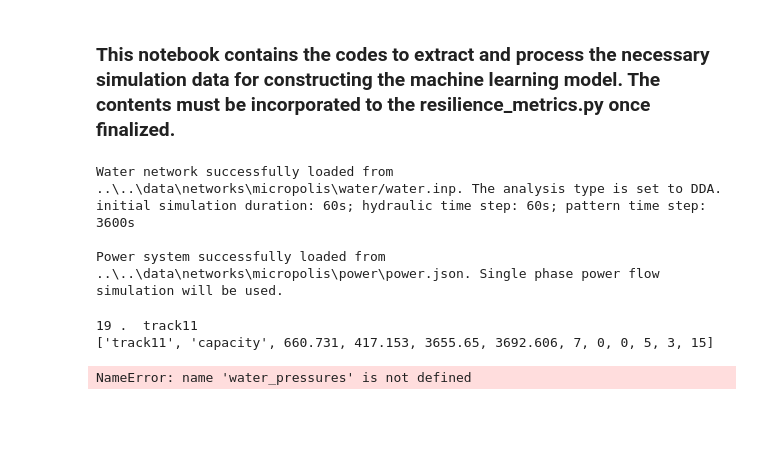
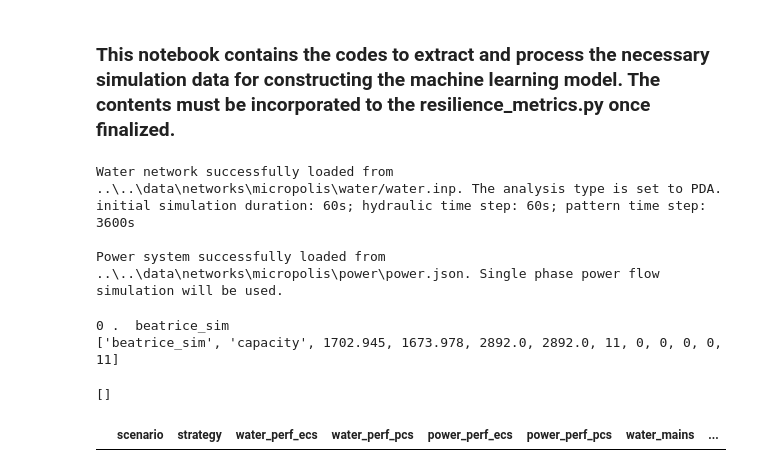
Before and after one commit to srijithbalakrishnan/dreaminsg-integrated-model, a Jupyter notebook: infrarisk/experiments/micropolis_ml_model/final_data_for_ml.ipynb, the cells around one changed output. Saved outputs shown, nothing was run; the diff lists cells and outputs as text; code cells hidden in the pictures; blank space fills up the shorter version.

Commit message:
Correction to PDA simulations

```diff
--- a/infrarisk/experiments/micropolis_ml_model/final_data_for_ml.ipynb
+++ b/infrarisk/experiments/micropolis_ml_model/final_data_for_ml.ipynb
@@ -26,10 +27,10 @@ power_folder = network_dir/'power'
 micropolis_network = IntegratedNetwork(name = 'Micropolis',
                                        water_folder= water_folder,
                                        power_folder = power_folder,
-                                       water_sim_type = 'DDA',
+                                       water_sim_type = 'PDA',
                                        power_sim_type='1ph')
 # %% [output]
-Water network successfully loaded from ..\..\data\networks\micropolis\water/water.inp. The analysis type is set to DDA.
+Water network successfully loaded from ..\..\data\networks\micropolis\water/water.inp. The analysis type is set to PDA.
 initial simulation duration: 60s; hydraulic time step: 60s; pattern time step: 3600s
 
 Power system successfully loaded from ..\..\data\networks\micropolis\power\power.json. Single phase power flow simulation will be used.
@@ -97,27 +98,24 @@ for index, scenario in enumerate(scenarios):
         water_pressure_file = f"{folder}/{scenario}/{strategy}/water_node_pressure.csv"
 
         if os.path.isfile(water_demands_file):
-            water_demands = pd.read_csv(water_demands_file)
+            water_demands = pd.read_csv(water_demands_file, sep = "\t")
             water_time_list = water_demands.time/60
             water_time_list = water_time_list.tolist()
             rel_time_list = water_demands['time'] % (24*3600)
             index_list = [int(x/60) for x in rel_time_list]
             water_demands = water_demands[junc_list]
 
-            water_pressures = pd.read_csv(water_pressure_file)
+            water_pressures = pd.read_csv(water_pressure_file, sep = "\t")
             water_pressures = water_pressures[junc_list]
+            water_press_corrections = copy.deepcopy(water_pressures)
 
-            if micropolis_network.water_sim_type == "DDA":
-                for i in range(0,water_demands.shape[0]):
-                    for j in range(0, water_demands.shape[1]):
-                        if water_demands.iloc[i,j] > 0:
-                            if water_pressures.iloc[i,j] < 0:
-                                water_demands.iat[i,j] = 0
-                            elif (0 < water_pressures.iloc[i,j]) & (water_pressures.iloc[i,j] < wn.options.hydraulic.threshold_pressure):
-                                water_demands.iat[i,j] = water_demands.iloc[i,j] * math.sqrt(
-                                            water_pressures.iloc[i,j] / wn.options.hydraulic.threshold_pressure)
+            # if micropolis_network.water_sim_type == "DDA":
+            #     for index, column in enumerate(water_pressures.columns):
+            #         water_press_corrections[column] = water_pressures[column].apply(lambda x: 0 if x <= 0
+            #                 else ((x/wn.options.hydraulic.threshold_pressure)**0.5 if x <= wn.options.hydraulic.threshold_pressure else x))
+            #     water_demands = water_demands * water_press_corrections
 
-            power_demands = pd.read_csv(power_demands_file)
+            power_demands = pd.read_csv(power_demands_file, sep = "\t")
             power_time_list = power_demands.time/60
             power_time_list= power_time_list.tolist()
 
@@ -128,6 +126,10 @@ for index, scenario in enumerate(scenarios):
             water_demands_ratio = water_demands_ratio.clip(upper=1)
 
             water_ecs_list = water_demands_ratio.mean(axis = 1, skipna = True).tolist()
+
+            if water_ecs_list[-1] < 0.9:
+                abnormal_results.append(scenario)
+
             water_pcs_list = pd.concat([water_demands, base_water_demands_new]).min(level=0).sum(axis=1, skipna = True)/base_water_demands_new.sum(axis=1, skipna = True)
             water_pcs_list = water_pcs_list.tolist()
 
@@ -147,16 +149,34 @@ for index, scenario in enumerate(scenarios):
             ml_df_new['power_perf_ecs'] = round(metrics.auc(power_time_list, power_ecs_list), 3)
             ml_df_new['power_perf_pcs'] = round(metrics.auc(power_time_list, power_pcs_list), 3)
 
+            power_auc_df = pd.DataFrame(data = {'time': power_time_list,
+                                                'ecs': power_ecs_list,
+                                                'pcs': power_pcs_list})
+            power_auc_df.to_csv(f"{folder}/{scenario}/{strategy}/power_auc.csv", index = False)
+
+            water_auc_df = pd.DataFrame(data = {'time': water_time_list,
+                                                'ecs': water_ecs_list,
+                                                'pcs': water_pcs_list})
+            water_auc_df.to_csv(f"{folder}/{scenario}/{strategy}/water_auc.csv", index = False)
+
             ml_df = ml_df.append(ml_df_new, ignore_index=True)
             print(ml_df.iloc[-1,:].tolist())
 
         else:
-            abnormal_results.append(scenario)
+            pass
     clear_output(wait=True)
 
-#abnormal_results = list(set(abnormal_results))
+abnormal_results = list(set(abnormal_results))
 # %% [output]
-19 .  track11
-['track11', 'capacity', 660.731, 417.153, 3655.65, 3692.606, 7, 0, 0, 5, 3, 15]
+0 .  beatrice_sim
+['beatrice_sim', 'capacity', 1702.945, 1673.978, 2892.0, 2892.0, 11, 0, 0, 0, 0, 11]
+# %%
+abnormal_results
+# %% [output]
+[]
+# %%
+ml_df
+# %% [output]
+|  | scenario | strategy | water_perf_ecs | water_perf_pcs | power_perf_ecs | power_perf_pcs | water_mains | ... |
 # %%
 ml_df.to_csv("auc_df.csv", index = False)
@@ -203,17 +182,0 @@ water_demands = water_demands[junc_list]
-# %%
-water_pressures = water_pressures[junc_list]
-
-for columns in water_demands.columns:
-
-
-# for i in range(0,water_demands.shape[0]):
-#     for j in range(0, water_demands.shape[1]):
-#         if water_demands.iloc[i,j] > 0:
-#             if water_pressures.iloc[i,j] < 0:
-#                 water_demands.iat[i,j] = 0
-#             elif (0 < water_pressures.iloc[i,j]) & (water_pressures.iloc[i,j] < wn.options.hydraulic.threshold_pressure):
-#                 print(i,j, end = ",")
-#                 water_demands.iat[i,j] = water_demands.iloc[i,j] * math.sqrt(
-#                             water_pressures.iloc[i,j] / wn.options.hydraulic.threshold_pressure)
-# %% [output]
-NameError: name 'water_pressures' is not defined
```
Also changed, not shown: parts of 27 cells of this notebook, 7 other files.
